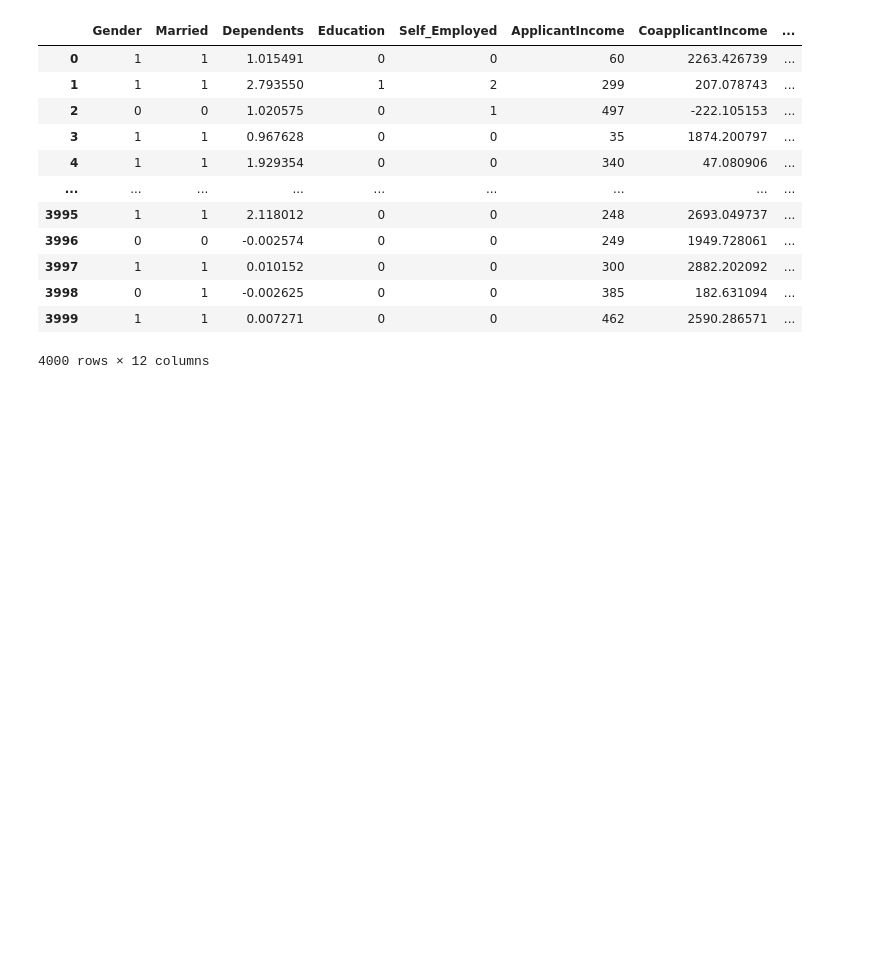
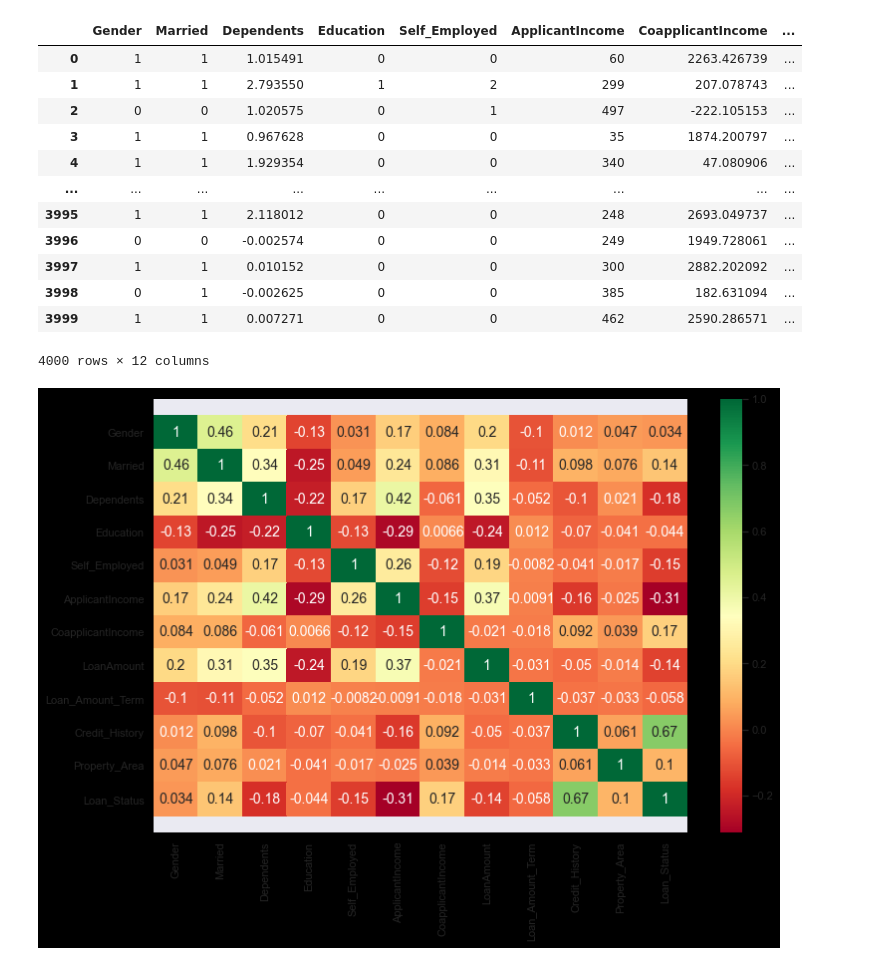
Before and after one commit to wessware/credit_worth_evaluation_ML_modelling, a Jupyter notebook: synthesizer/GAN.ipynb, the cells around one changed output. Drawn from its saved outputs; the diff is of its cells as text; code cells hidden in the pictures; blank space fills up the shorter version.

```diff
--- a/synthesizer/GAN.ipynb
+++ b/synthesizer/GAN.ipynb
@@ -11,6 +13,11 @@ import numpy as np
 from ctgan import CTGANSynthesizer
 # %%
 df = pd.read_csv('../datasets/loan_data_clean.csv')
+# %%
+sns.set_style('darkgrid')
+matplotlib.rcParams['font.size'] = 14
+matplotlib.rcParams['figure.figsize'] = (10, 6)
+matplotlib.rcParams['figure.facecolor'] = '#000000'
 # %%
 df.head()
 # %% [output]
@@ -160,3 +167,15 @@ df_3
 4000 rows × 12 columns
 # %%
 #df_3.to_csv('synthesized_loan_data.csv')
+# %%
+corrmat = df_3.corr()
+top_corr_features = corrmat.index
+
+f, ax = plt.subplots(figsize=(12, 8))
+
+g = sns.heatmap(df_3[top_corr_features].corr(), annot=True, cmap='RdYlGn')
+bottom, top = ax.get_ylim()
+ax.set_ylim(bottom + 0.5, top - 0.5)
+plt.show()
+# %% [output]
+[figure, added]
```
Also changed, not shown: parts of 4 cells of this notebook, 4 other files.
